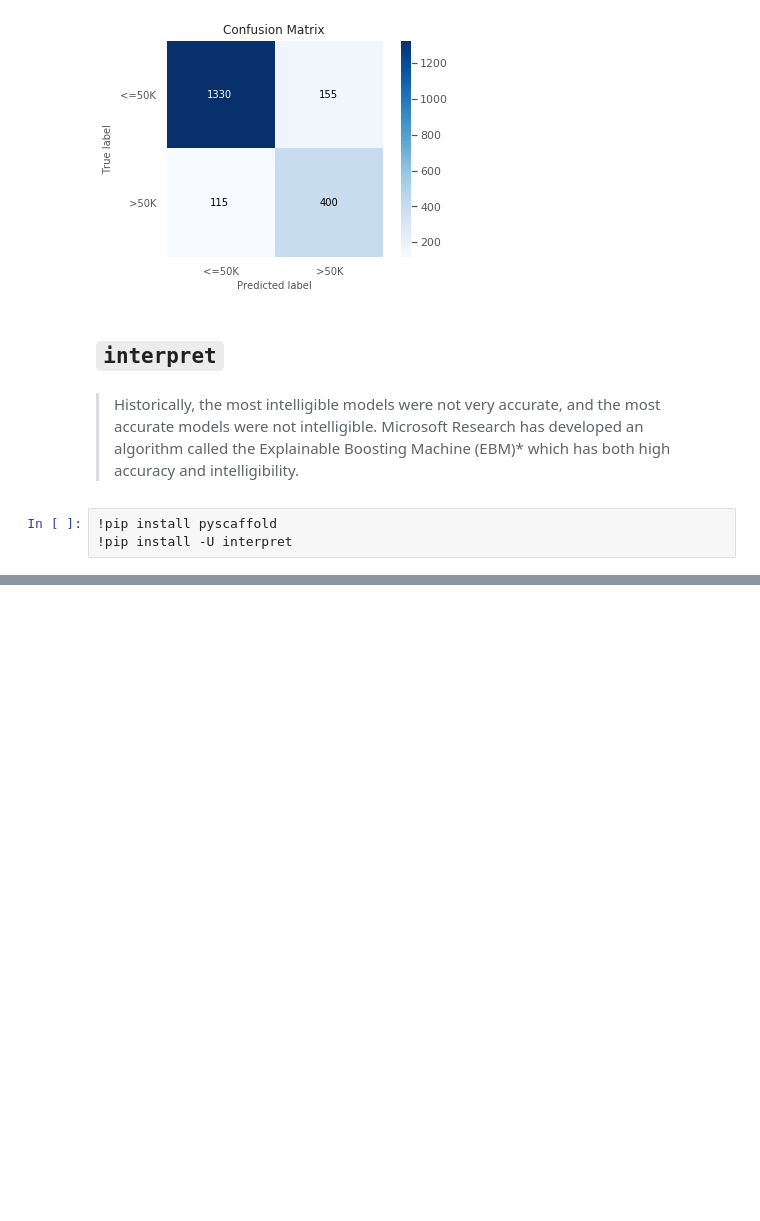
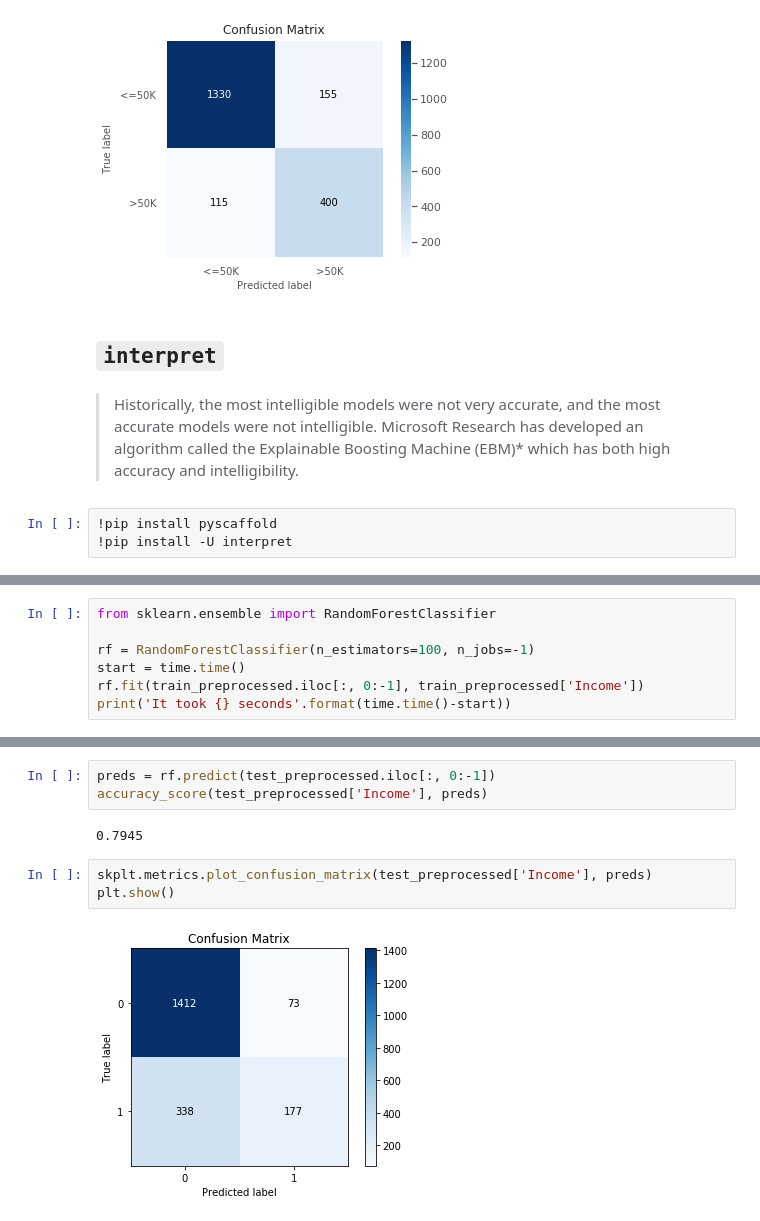
Before and after one commit to sayakpaul/Benchmarking-and-MLI-experiments-on-the-Adult-dataset, a Jupyter notebook: Benchmarking_experiments_on_the_Adult_dataset.ipynb, the cells around one changed output, grey strips where cells are left out. Saved outputs shown, nothing was run; the diff lists cells and outputs as text; blank space fills up the shorter version.

```diff
--- a/Benchmarking_experiments_on_the_Adult_dataset.ipynb
+++ b/Benchmarking_experiments_on_the_Adult_dataset.ipynb
@@ -270,0 +335,7 @@ show(hist)
+# %%
+from sklearn.ensemble import RandomForestClassifier
+
+rf = RandomForestClassifier(n_estimators=100, n_jobs=-1)
+start = time.time()
+rf.fit(train_preprocessed.iloc[:, 0:-1], train_preprocessed['Income'])
+print('It took {} seconds'.format(time.time()-start))
@@ -270,0 +344,10 @@ show(hist)
+# %%
+preds = rf.predict(test_preprocessed.iloc[:, 0:-1])
+accuracy_score(test_preprocessed['Income'], preds)
+# %% [output]
+0.7945
+# %%
+skplt.metrics.plot_confusion_matrix(test_preprocessed['Income'], preds)
+plt.show()
+# %% [output]
+[figure, added]
```
Also changed, not shown: parts of 24 cells of this notebook.
